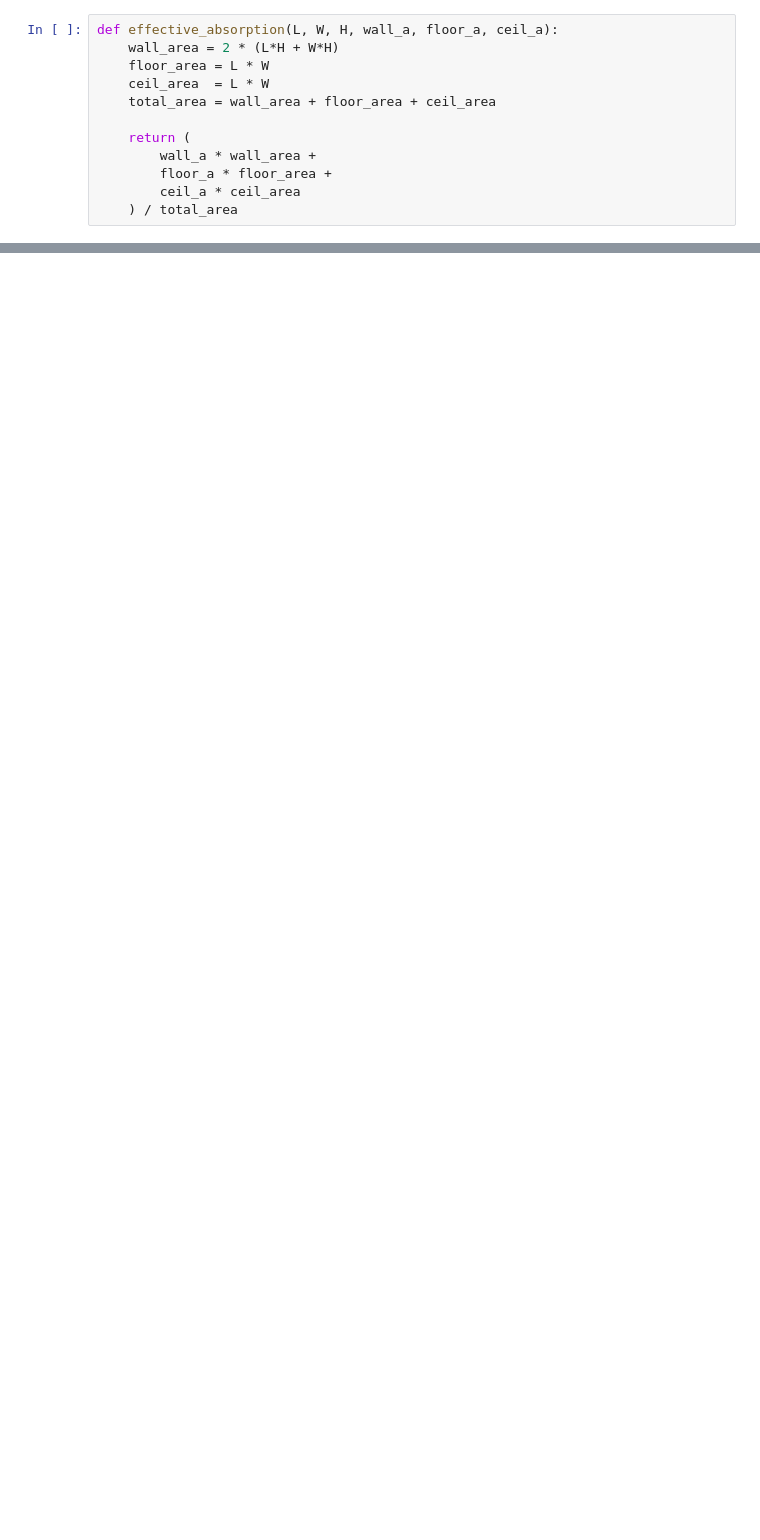
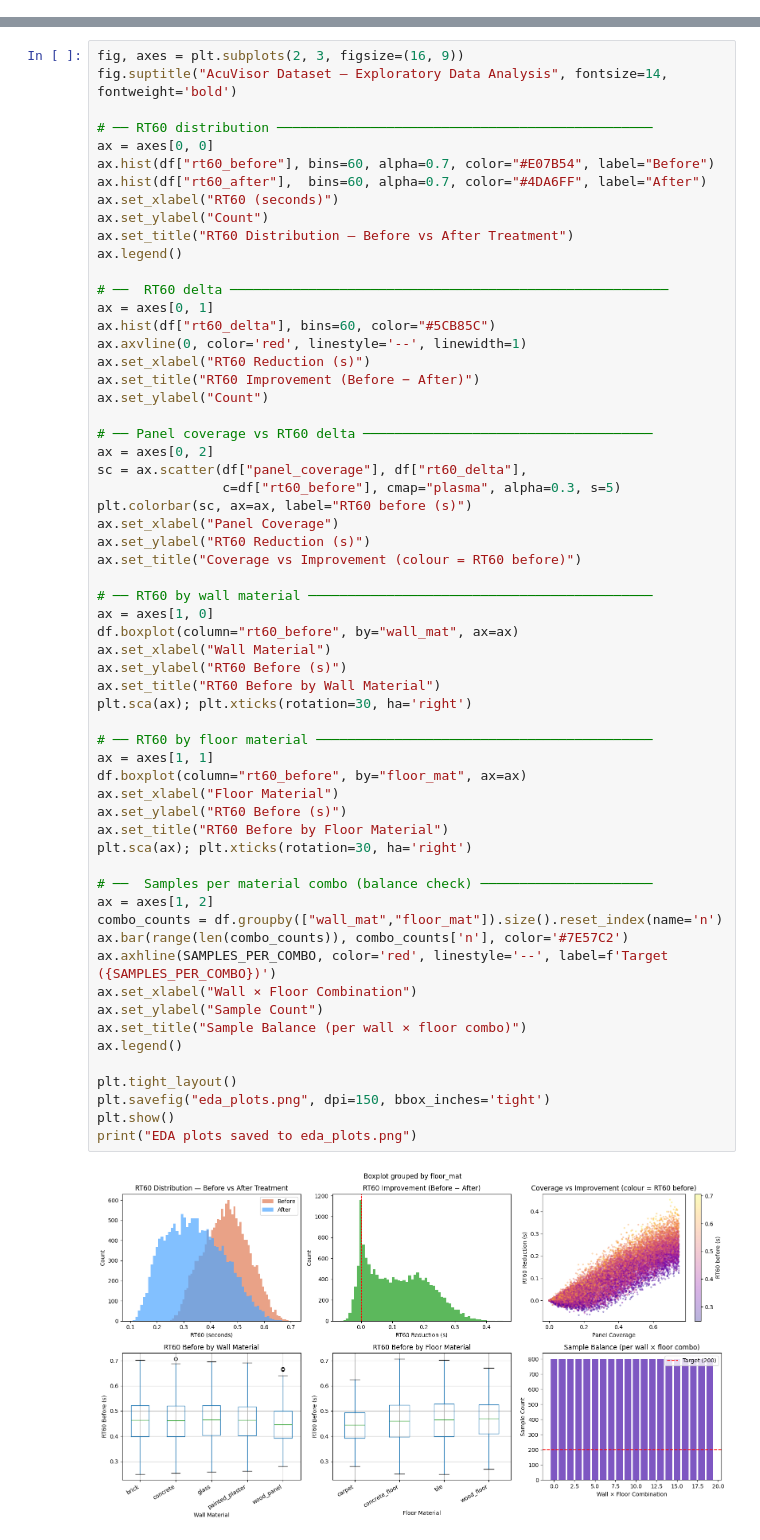
Before and after one commit to OmiraGunasekara/AcuVisor, a Jupyter notebook: ml/notebooks/02_generate_dataset.ipynb, the cells around one changed output, grey strips where cells are left out. Cells and saved outputs as stored; diff of their text form; blank space fills up the shorter version.

```diff
--- a/ml/notebooks/02_generate_dataset.ipynb
+++ b/ml/notebooks/02_generate_dataset.ipynb
@@ -57,12 +204,0 @@ def rt60_schroeder(rir, fs, t_start_db=-5, t_end_db=-35):
-# %%
-def effective_absorption(L, W, H, wall_a, floor_a, ceil_a):
-    wall_area = 2 * (L*H + W*H)
-    floor_area = L * W
-    ceil_area  = L * W
-    total_area = wall_area + floor_area + ceil_area
-
-    return (
-        wall_a * wall_area +
-        floor_a * floor_area +
-        ceil_a * ceil_area
-    ) / total_area
@@ -210,0 +392,62 @@ Saved synthetic_acoustics_dataset.csv
+# %%
+fig, axes = plt.subplots(2, 3, figsize=(16, 9))
+fig.suptitle("AcuVisor Dataset — Exploratory Data Analysis", fontsize=14, fontweight='bold')
+
+# ── RT60 distribution ────────────────────────────────────────────────
+ax = axes[0, 0]
+ax.hist(df["rt60_before"], bins=60, alpha=0.7, color="#E07B54", label="Before")
+ax.hist(df["rt60_after"],  bins=60, alpha=0.7, color="#4DA6FF", label="After")
+ax.set_xlabel("RT60 (seconds)")
+ax.set_ylabel("Count")
+ax.set_title("RT60 Distribution — Before vs After Treatment")
+ax.legend()
+
+# ──  RT60 delta ────────────────────────────────────────────────────────
+ax = axes[0, 1]
+ax.hist(df["rt60_delta"], bins=60, color="#5CB85C")
+ax.axvline(0, color='red', linestyle='--', linewidth=1)
+ax.set_xlabel("RT60 Reduction (s)")
+ax.set_title("RT60 Improvement (Before − After)")
+ax.set_ylabel("Count")
+
+# ── Panel coverage vs RT60 delta ─────────────────────────────────────
+ax = axes[0, 2]
+sc = ax.scatter(df["panel_coverage"], df["rt60_delta"],
+                c=df["rt60_before"], cmap="plasma", alpha=0.3, s=5)
+plt.colorbar(sc, ax=ax, label="RT60 before (s)")
+ax.set_xlabel("Panel Coverage")
+ax.set_ylabel("RT60 Reduction (s)")
+ax.set_title("Coverage vs Improvement (colour = RT60 before)")
+
+# ── RT60 by wall material ────────────────────────────────────────────
+ax = axes[1, 0]
+df.boxplot(column="rt60_before", by="wall_mat", ax=ax)
+ax.set_xlabel("Wall Material")
+ax.set_ylabel("RT60 Before (s)")
+ax.set_title("RT60 Before by Wall Material")
+plt.sca(ax); plt.xticks(rotation=30, ha='right')
+
+# ── RT60 by floor material ───────────────────────────────────────────
+ax = axes[1, 1]
+df.boxplot(column="rt60_before", by="floor_mat", ax=ax)
+ax.set_xlabel("Floor Material")
+ax.set_ylabel("RT60 Before (s)")
+ax.set_title("RT60 Before by Floor Material")
+plt.sca(ax); plt.xticks(rotation=30, ha='right')
+
+# ──  Samples per material combo (balance check) ──────────────────────
+ax = axes[1, 2]
+combo_counts = df.groupby(["wall_mat","floor_mat"]).size().reset_index(name='n')
+ax.bar(range(len(combo_counts)), combo_counts['n'], color='#7E57C2')
+ax.axhline(SAMPLES_PER_COMBO, color='red', linestyle='--', label=f'Target ({SAMPLES_PER_COMBO})')
+ax.set_xlabel("Wall × Floor Combination")
+ax.set_ylabel("Sample Count")
+ax.set_title("Sample Balance (per wall × floor combo)")
+ax.legend()
+
+plt.tight_layout()
+plt.savefig("eda_plots.png", dpi=150, bbox_inches='tight')
+plt.show()
+print("EDA plots saved to eda_plots.png")
+# %% [output]
+[figure, added]
```
Also changed, not shown: parts of 30 cells of this notebook, 3 other files.
